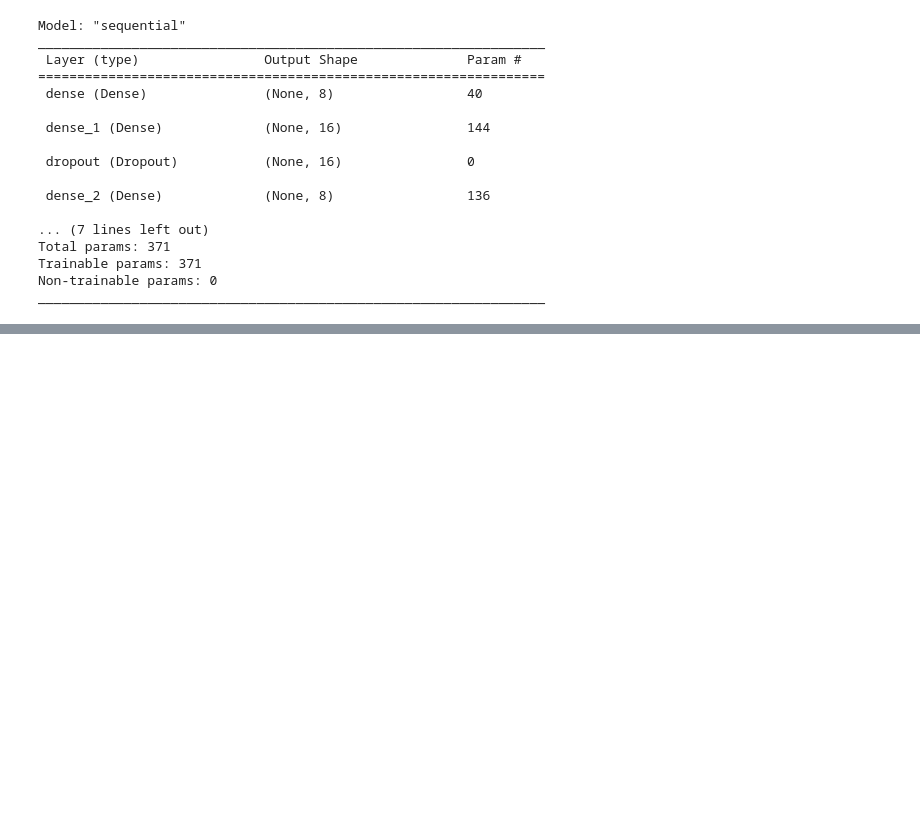
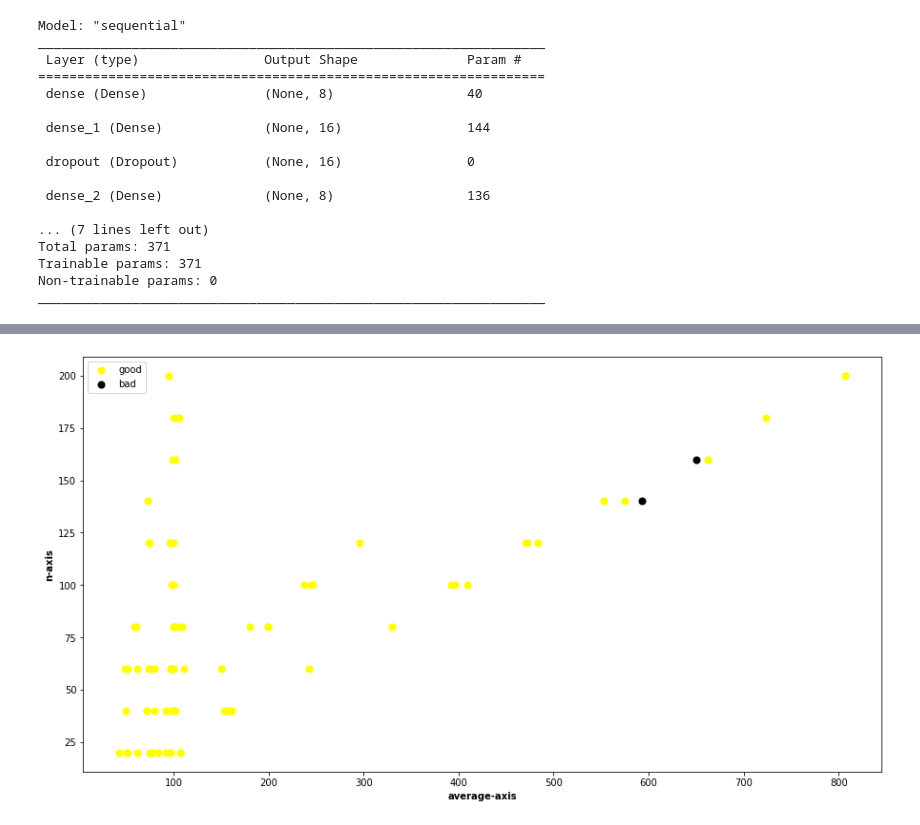
Before and after one commit to harel-coffee/pouw-auto, a Jupyter notebook: 4Dropped_Neural_Network_Multi_Classs_Classification.ipynb, the cells around one changed output, grey strips where cells are left out. Cells and saved outputs as stored; diff of their text form; code cells hidden in the pictures; blank space fills up the shorter version.

```diff
--- a/4Dropped_Neural_Network_Multi_Classs_Classification.ipynb
+++ b/4Dropped_Neural_Network_Multi_Classs_Classification.ipynb
@@ -292,15 +222,16 @@ accuracy: 91.15%
 # %%
-print("some vhard->vhard")
-cnt = 0
-cnt_correct = 0
+av_good = []
+n_good = []
+std_dev_good = []
+max_good = []
+print("some easy->easy")
 for i in range(len(pred_)):
-  cnt += 1
-  if(pred_[i] == true_y[i]):
-    cnt_correct += 1
- # if(pred_[i] == 3 and true_y[i] == 3):
-    #if(X_test_copy.iloc[i]['n/m'] != 2):
-     # continue
-    #for j in range(len(names)):
-      #print(names[j]+"->"+str(X_test_copy.iloc[i][names[j]]))
-    #print("------------------------------------------------------------------")
+  if(pred_[i] == 0 and true_y[i] == 0):
+    av_good.append(X_test_copy.iloc[i]['av.length'])
+    n_good.append(X_test_copy.iloc[i]['n'])
+    std_dev_good.append(X_test_copy.iloc[i]['std.dev'])
+    max_good.append(X_test_copy.iloc[i]['max'])
+    for j in range(len(names)):
+      print(names[j]+"->"+str(X_test_copy.iloc[i][names[j]]))
+    print("------------------------------------------------------------------")
 # %% [output]
@@ -353,0 +311,16 @@ ROC AUC score: 0.9343465841594852
+# %%
+fig = plt.figure(figsize = (15, 8))
+ax = plt.axes()
+
+ax.scatter(av_good, n_good, s = 50, color = 'yellow')
+ax.scatter(av_bad, n_bad, s = 50, color = 'black')
+
+ax.set_xlabel('average-axis', fontweight ='bold')
+ax.set_ylabel('n-axis', fontweight ='bold')
+
+ax.legend(['good', 'bad'])
+
+# show plot
+plt.show()
+# %% [output]
+[figure, added]
```
Also changed, not shown: parts of 14 cells of this notebook.
